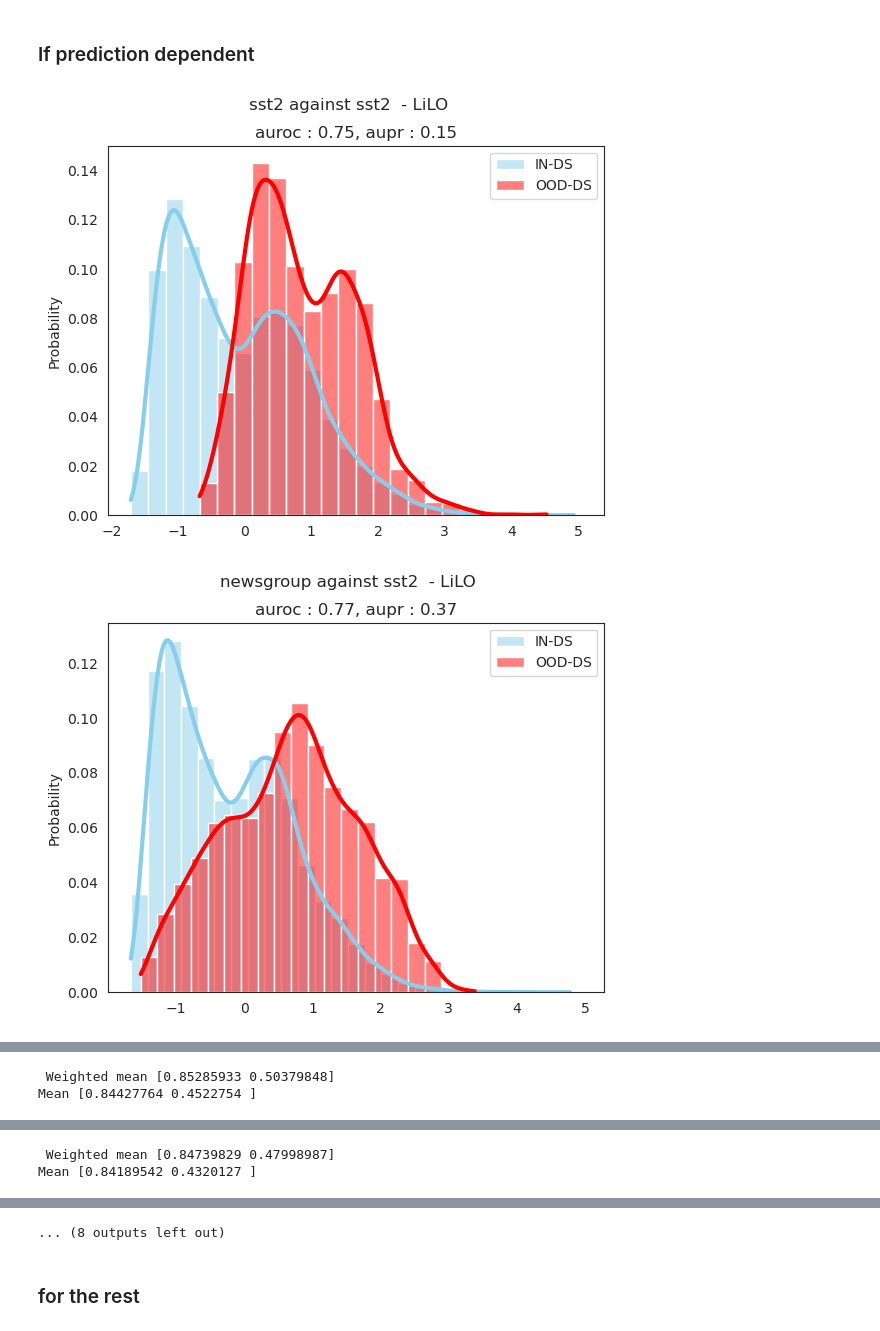
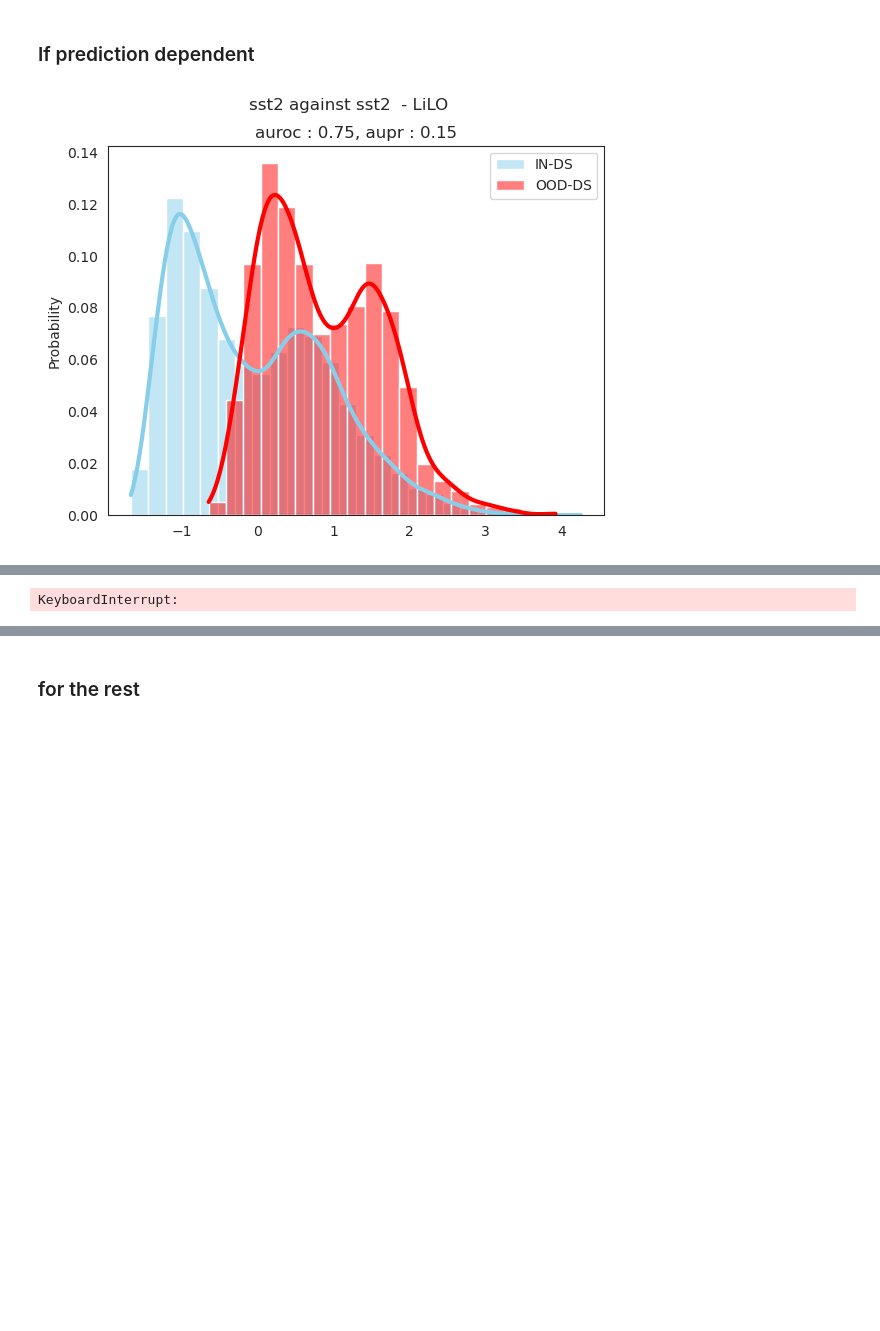
Before and after one commit to lilianmarey/nlp_ood_detection, a Jupyter notebook: beyond_maha/notebooks/bert_benchmark.ipynb, the cells around one changed output, grey strips where cells are left out. Saved outputs shown, nothing was run; the diff lists cells and outputs as text; code cells hidden in the pictures; blank space fills up the shorter version.

```diff
--- a/beyond_maha/notebooks/bert_benchmark.ipynb
+++ b/beyond_maha/notebooks/bert_benchmark.ipynb
@@ -155,7 +155,7 @@ for ds_n_,ood_ds_ in ood_dict.items():
             base_distribution=embd_train_distrib[i],
             base_ood_distribution = ood_ds_['embd_ood_distrib'][i],
             T=10,
-            sampling_ratio=.1,
+            sampling_ratio=.01,
         )
         .fit() for i in [0,1]
     }
@@ -177,32 +177,31 @@ for ds_n_,ood_ds_ in ood_dict.items():
             scores.append([auc_score, aupr])
             score_for_1__ds.append([auc_score, aupr])
             y_score_tot.append((y_score - np.mean(y_score))/np.std(y_score))
             y_true_tot.append(y_true)
             weights.append(len(y_true))
 
 
         y_score_tot = np.concatenate(y_score_tot)
         y_true_tot = np.concatenate(y_true_tot)
 
 
 
         bins_width = (np.histogram(y_score_tot[y_true_tot==1])[1][3]-np.histogram(y_score_tot[y_true_tot==1])[1][2])/2
         sns.histplot(y_score_tot[y_true_tot==0], label='IN-DS', kde=True, stat='probability', color='skyblue', binwidth=bins_width, line_kws={"lw":3})
         sns.histplot(y_score_tot[y_true_tot==1], label='OOD-DS', kde=True, stat='probability', color='red', binwidth=bins_width, line_kws={"lw":3})
         _a = np.mean(score_for_1__ds, axis=0)
         plt.title(f"auroc : {_a[0]:.2f}, aupr : {_a[1]:.2f}")
 
         #plt.suptitle(f"{ds_n} - {clfs[0].similarity}")
         plt.suptitle(f"{ds_n} against {ds_n_}  - {clfs[0].similarity}")
         plt.legend()
         #plt.savefig(f'../figures/{clfs[0].similarity}_{ds_n}.png')
         plt.savefig(f'../figures/{clfs[0].similarity}_{ds_n}_against_{ds_n_}.png')
 
         plt.show()
 
     scores, weights = np.array(scores), np.array(weights)/(np.sum(weights))
     print(f" Weighted mean {scores.T@weights}")
     print(f"Mean {np.mean(scores, axis=0)}")
 # %% [output]
-[figure, old version]
+[figure, new version]
-[figure, removed]
@@ -211,2 +208 @@ for ds_n_,ood_ds_ in ood_dict.items():
- Weighted mean [0.85285933 0.50379848]
-Mean [0.84427764 0.4522754 ]
+KeyboardInterrupt:
@@ -217,2 +208,0 @@ Mean [0.84427764 0.4522754 ]
- Weighted mean [0.84739829 0.47998987]
-Mean [0.84189542 0.4320127 ]
@@ -221,4 +209,3 @@ Mean [0.84189542 0.4320127 ]
-... (8 outputs left out)
 # %% [markdown]
 ### for the rest
 # %%
```
Also changed, not shown: parts of 1 cell of this notebook, 5 other files.
